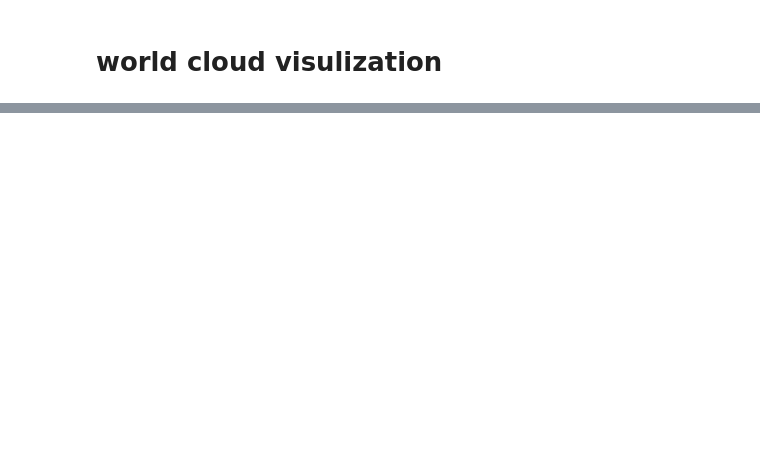
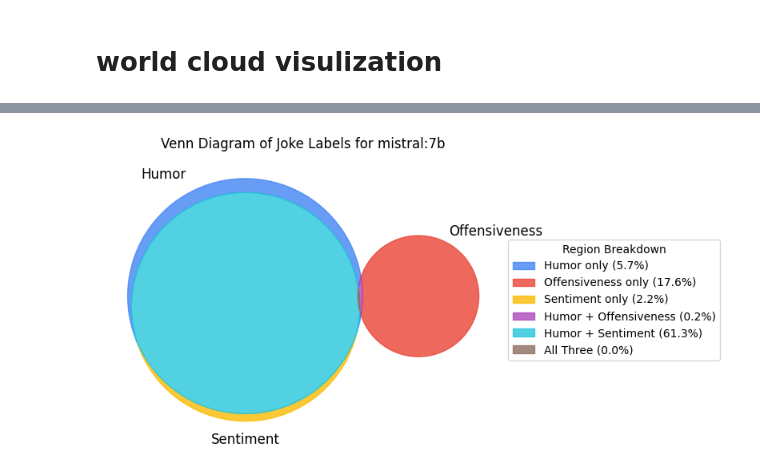
Before and after one commit to AwaleSajil/FunnyProject, a Jupyter notebook: analysing data/2_eda_discrete.ipynb, the cells around one changed output, grey strips where cells are left out. Cells and saved outputs as stored; diff of their text form; code cells hidden in the pictures; blank space fills up the shorter version.

```diff
--- a/analysing data/2_eda_discrete.ipynb
+++ b/analysing data/2_eda_discrete.ipynb
@@ -255,0 +334,93 @@ df[(df["offensiveness"] == 1) & (df["humor"] == 1)]["joke"].iloc[3]
+# %%
+import pandas as pd
+import matplotlib.pyplot as plt
+from matplotlib_venn import venn3
+from matplotlib.patches import Patch
+
+# --- Step 0: Load your dataset ---
+# Make sure df has binary columns: 'humor', 'offensiveness', 'sentiment'
+# df = pd.read_csv("your_data.csv")
+
+# --- Step 1: Create binary masks ---
+total = len(df)
+A = df['humor'] == 1
+B = df['offensiveness'] == 1
+C = df['sentiment'] == 1
+
+# --- Step 2: Compute region counts ---
+sets = {
+    '100': ((A) & (~B) & (~C)).sum(),
+    '010': ((~A) & (B) & (~C)).sum(),
+    '001': ((~A) & (~B) & (C)).sum(),
+    '110': ((A) & (B) & (~C)).sum(),
+    '101': ((A) & (~B) & (C)).sum(),
+    '011': ((~A) & (B) & (C)).sum(),
+    '111': ((A) & (B) & (C)).sum()
+}
+
+# Fill missing regions with 0
+for key in ['100', '010', '001', '110', '101', '011', '111']:
+    sets.setdefault(key, 0)
+
+# --- Step 3: Convert to percentages ---
+percent_labels = {k: f"{v / total * 100:.1f}%" for k, v in sets.items()}
+
+# --- Step 4: Plot Venn with Google Material Design colors ---
+plt.figure(figsize=(8, 6))
+venn = venn3(subsets=sets, set_labels=('Humor', 'Offensiveness', 'Sentiment'))
+
+# Custom color mapping (only visible if region exists)
+color_map = {
+    '100': '#4285F4',  # Blue
+    '010': '#EA4335',  # Red
+    '001': '#FBBC05',  # Yellow
+    '110': '#AB47BC',  # Purple
+    '101': '#26C6DA',  # Teal
+    '011': '#FF7043',  # Orange
+    '111': '#8D6E63'   # Brown
+}
+
+# Apply custom colors to each patch if it exists
+for region_id, color in color_map.items():
+    patch = venn.get_patch_by_id(region_id)
+    if patch:
+        patch.set_color(color)
+        patch.set_alpha(0.8)
+
+# Remove text inside diagram
+for subset in sets:
+    label_obj = venn.get_label_by_id(subset)
+    if label_obj:
+        label_obj.set_text("")
+
+# --- Step 5: Legend with labels + percentages ---
+labels_map = {
+    '100': 'Humor only',
+    '010': 'Offensiveness only',
+    '001': 'Sentiment only',
+    '110': 'Humor + Offensiveness',
+    '101': 'Humor + Sentiment',
+    '011': 'Offensiveness + Sentiment',
+    '111': 'All Three'
+}
+
+legend_patches = []
+for region_id, label_text in labels_map.items():
+    patch = venn.get_patch_by_id(region_id)
+    if patch:
+        color = patch.get_facecolor()
+        label = f"{label_text} ({percent_labels[region_id]})"
+        legend_patches.append(Patch(color=color, label=label))
+
+plt.legend(handles=legend_patches, loc='center left', bbox_to_anchor=(1, 0.5), title="Region Breakdown")
+
+# --- Step 6: Final touches ---
+plt.title("Venn Diagram of Joke Labels for mistral:7b")
+plt.tight_layout()
+
+# Optional: Save image
+# plt.savefig("venn_diagram_google.png", dpi=300, bbox_inches='tight')
+
+plt.show()
+# %% [output]
+[figure, added]
```
Also changed, not shown: parts of 18 cells of this notebook, 2 other files.
